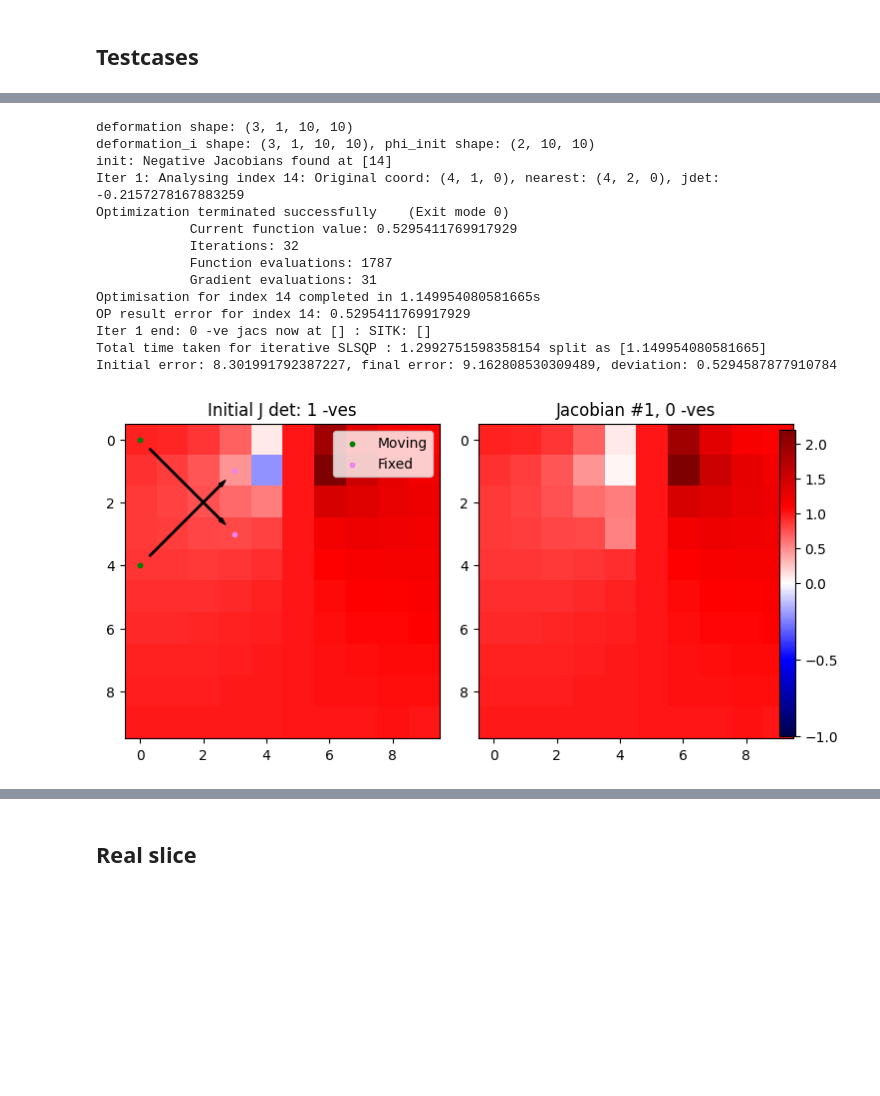
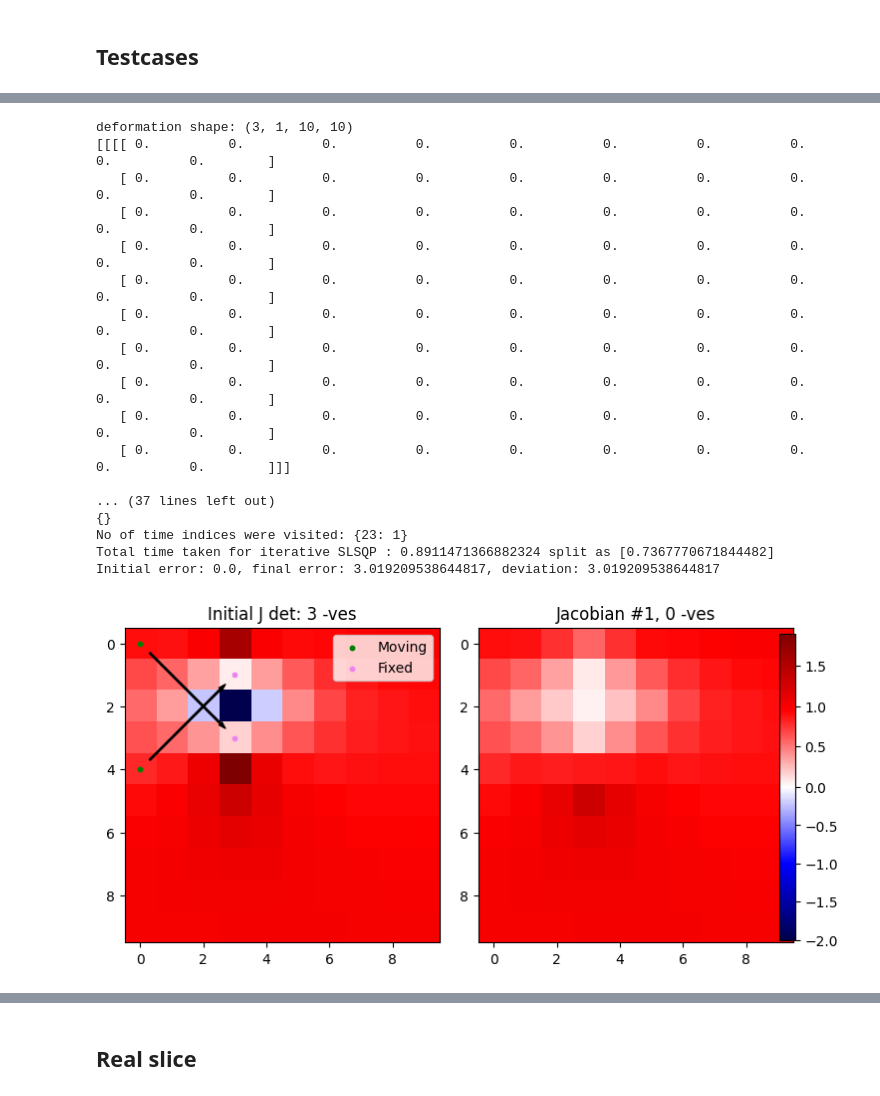
Before and after one commit to andythai/deformation-field-processing, a Jupyter notebook: slsqp-bc.ipynb, the cells around one changed output, grey strips where cells are left out. Saved outputs shown, nothing was run; the diff lists cells and outputs as text; code cells hidden in the pictures; blank space fills up the shorter version.

```diff
--- a/slsqp-bc.ipynb
+++ b/slsqp-bc.ipynb
@@ -37,7 +37,7 @@ def idx_adjacency(shape):
     return idx_adj
 
 # Define the objective function
-def objective(phi, A_, b_):
+def objective(phi, phi_init, A_, b_):
     return np.linalg.norm(A_ @ phi - b_)**2
 
 # Define the objective function
@@ -70,7 +70,7 @@ def nearest_center(shape, n):
 
                 if (y-n < 0):
                     y_cent = n
-                elif (shape[1]-y < n):
+                elif (shape[1]-y < n+1):
                     y_cent = shape[1]-n-1
                 center_indices = [z, y_cent, x_cent]
                 near_cent[l_idx] = center_indices
@@ -89,6 +89,7 @@ def original_coordinates(shape):
 def get_phi_sub_flat(phi, cz, cy, cx, shape, d):
     phix = phi[1, cy-d:cy+d+1, cx-d:cx+d+1]
     phiy = phi[0, cy-d:cy+d+1, cx-d:cx+d+1]
+    # print(f'phi sub flat shapes are {phix.shape, phiy.shape, phi[1].shape, phi[0].shape} with limits being {cx-d}, {cx+d+1}, {cy-d}, {cy+d+1}')
     return np.concatenate([phix.flatten(), phiy.flatten()])
 # %%
 # jacobian functions
@@ -328,6 +329,7 @@ def iterative_with_jacobians(deformation_i, methodName='SLSQP'):
             idx = y*submatrix_size + x
             fixed_indices.extend([idx, idx + y_offset_sub])
 
+        print(phi_sub_flat.shape, fixed_indices)
         fixed_values = phi_sub_flat[fixed_indices]
 
         A_eq = np.zeros((len(fixed_indices), phi_sub_flat.size))
@@ -339,7 +341,7 @@ def iterative_with_jacobians(deformation_i, methodName='SLSQP'):
 
         # in objective, should i use latest phi or the very initial phi_init to penalise?
         # it is running when initial pt is new phi AND objective uses new phi!
-        result = minimize(lambda phi1: objectiveManh(phi1, phi_init_sub_flat, A_sub, b_sub), phi_sub_flat, constraints=constraints, options={'maxiter': 1000, 'disp': True}, method=methodName)
+        result = minimize(lambda phi1: objectiveManh2(phi1, phi_init_sub_flat, A_sub, b_sub), phi_sub_flat, constraints=constraints, options={'maxiter': 1000, 'disp': True}, method=methodName)
 
         op_end = time.time()
 
@@ -384,11 +386,14 @@ def iterative_with_jacobians(deformation_i, methodName='SLSQP'):
     phi_init_flat = np.concatenate([phi_init[1].flatten(), phi_init[0].flatten()])
 
     _, A_, b_ = laplacian.compute3DLaplacianFromShape(slice_shape, np.empty((0,3)), np.empty((0,3)))
-    init_error = objective2(phi_init_flat, phi_init_flat, A_, b_)
-    fin_error = objective2(phi_flat, phi_init_flat, A_, b_)
+    init_error = objective3(phi_init_flat, phi_init_flat, A_, b_)
+    fin_error = objective3(phi_flat, phi_init_flat, A_, b_)
     deviation = np.sqrt(np.sum((phi_flat - phi_init_flat)**2))
 
     tot_end = time.time()
+    filtered_dict = {k: v for k, v in visited.items() if v > 3}
+    print(filtered_dict)
+    print(f'No of time indices were visited: {visited}')
     print(f'Total time taken for iterative SLSQP : {tot_end - tot_start} split as {indi_times}')
     print(f'Initial error: {init_error}, final error: {fin_error}, deviation: {deviation}')
 
@@ -872,30 +850,38 @@ meshgrid shape for plot: (10, 10)
 # %%
 msample = np.array([
     [0, 0, 0],
     [0, 4, 0],
 ])
 fsample = np.array([
     [0, 3, 3],
     [0, 1, 3],
 ])
 
 fixed_sample = np.zeros((1, 10, 10))
-#test_grad(fixed_sample, msample, fsample)
-#test_scipy(fixed_sample, msample, fsample)
-run_lapl_and_correction(fixed_sample, msample, fsample)
+#run_lapl_and_correction(fixed_sample, msample, fsample)
+deformation_i, A, Zd, Yd, Xd = laplacian.sliceToSlice3DLaplacian(fixed_sample, msample, fsample)
+print(f'deformation shape: {deformation_i.shape}')
+print(deformation_i)
+phi_corrected, jacobians = iterative_with_jacobians(deformation_i, methodName='SLSQP')
+plot_jacobians_iteratively(jacobians, msample, fsample, methodName='SLSQP')
+plot_deformations(msample, fsample, deformation_i, phi_corrected, figsize=(10,10))
+print(jacobian_det2D(deformation_i[1:]))
 # %% [output]
 deformation shape: (3, 1, 10, 10)
-deformation_i shape: (3, 1, 10, 10), phi_init shape: (2, 10, 10)
-init: Negative Jacobians found at [14]
-Iter 1: Analysing index 14: Original coord: (4, 1, 0), nearest: (4, 2, 0), jdet: -0.2157278167883259
-Optimization terminated successfully    (Exit mode 0)
-            Current function value: 0.5295411769917929
-            Iterations: 32
-            Function evaluations: 1787
-            Gradient evaluations: 31
-Optimisation for index 14 completed in 1.149954080581665s
-OP result error for index 14: 0.5295411769917929
-Iter 1 end: 0 -ve jacs now at [] : SITK: []
-Total time taken for iterative SLSQP : 1.2992751598358154 split as [1.149954080581665]
-Initial error: 8.301991792387227, final error: 9.162808530309489, deviation: 0.5294587877910784
+[[[[ 0.          0.          0.          0.          0.          0.          0.          0.          0.          0.        ]
+   [ 0.          0.          0.          0.          0.          0.          0.          0.          0.          0.        ]
+   [ 0.          0.          0.          0.          0.          0.          0.          0.          0.          0.        ]
+   [ 0.          0.          0.          0.          0.          0.          0.          0.          0.          0.        ]
+   [ 0.          0.          0.          0.          0.          0.          0.          0.          0.          0.        ]
+   [ 0.          0.          0.          0.          0.          0.          0.          0.          0.          0.        ]
+   [ 0.          0.          0.          0.          0.          0.          0.          0.          0.          0.        ]
+   [ 0.          0.          0.          0.          0.          0.          0.          0.          0.          0.        ]
+   [ 0.          0.          0.          0.          0.          0.          0.          0.          0.          0.        ]
+   [ 0.          0.          0.          0.          0.          0.          0.          0.          0.          0.        ]]]
+
+... (37 lines left out)
+{}
+No of time indices were visited: {23: 1}
+Total time taken for iterative SLSQP : 0.8911471366882324 split as [0.7367770671844482]
+Initial error: 0.0, final error: 3.019209538644817, deviation: 3.019209538644817
-[figure, old version]
+[figure, new version]
```
Also changed, not shown: parts of 12 cells of this notebook, 1 other file.
